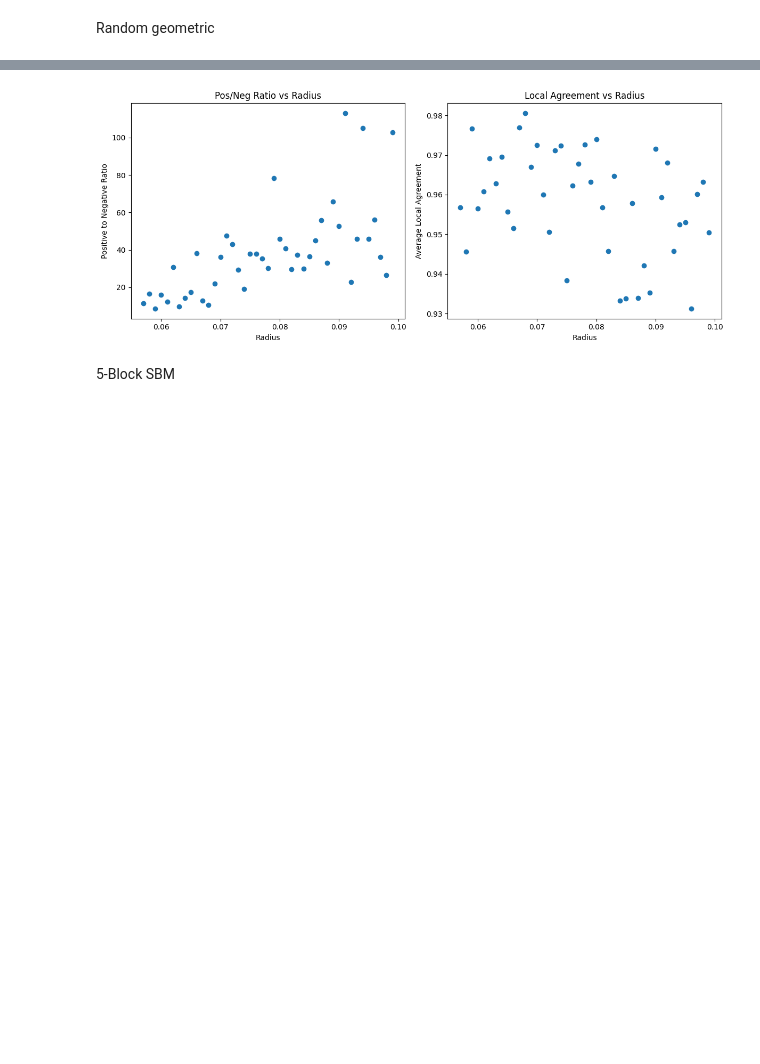
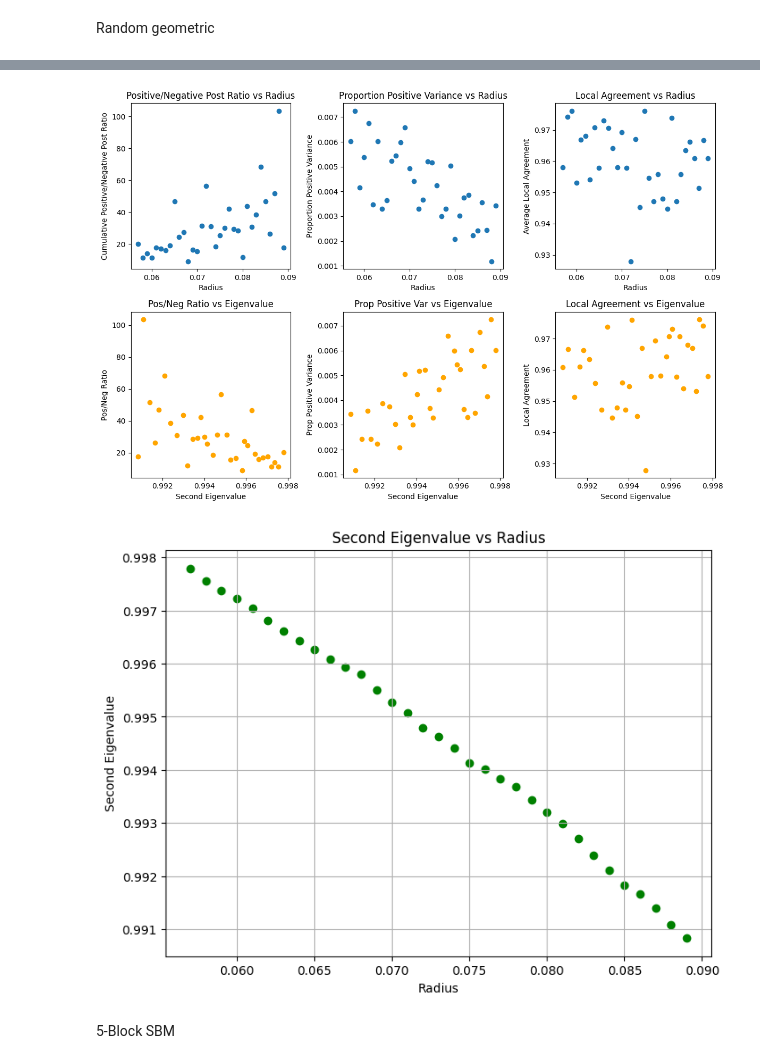
Before and after one commit to lexiekateb/amlds, a Jupyter notebook: experiments.ipynb, the cells around one changed output, grey strips where cells are left out. Drawn from its saved outputs; the diff is of its cells as text; code cells hidden in the pictures; blank space fills up the shorter version.

Commit message:
updated key metrics to track and experiment plotting

```diff
--- a/experiments.ipynb
+++ b/experiments.ipynb
@@ -66,7 +66,7 @@ Random geometric
 # %%
 G = create_random_geometric_graph(
         n=1000,  # number of nodes
-        radius=0.057 # radius for connection
+        radius=0.06 # radius for connection
     )
 plt.imshow(np.array(nx.adjacency_matrix(G).todense()))
 
@@ -113,7 +114,7 @@ Are there self loops? False
 model = run_experiment(
     graph=G,
     threshold=0.6,
-    steps=10,
+    steps=5,
     visualize=True
 )
 # %% [output]
@@ -144,7 +146,7 @@ Final local agreement variance: 0.0208
 # %%
-# Create list of radii from 0.1 to 0.06 with steps of 0.01
-radii = np.arange(0.057, 0.1, 0.001)
-
+# Create list of radii from 0.1 to 0.06 with steps of 0.01 - the critical radius is around 0.057
+radii = np.arange(0.057, 0.09, 0.001)
+print(radii)
 # Run experiments for different radii
 results = []
 for radius in radii:
@@ -154,7 +156,7 @@ for radius in radii:
     )
 
     # Run experiment with visualization off to avoid clutter
-    model, pos_to_neg_ratio, pos_to_neg_ratio_var, average_local_agreement = run_experiment(
+    model, cumulative_pos_to_neg_ratio, proportion_positive_var, average_local_agreement, second_eigenvalue = run_experiment(
         graph=G,
         threshold=0.6,
         steps=50,
@@ -163,28 +165,62 @@ for radius in radii:
 
     results.append({
         'radius': radius,
-        'pos_to_neg_ratio': pos_to_neg_ratio,
-        'local_agreement': average_local_agreement
+        'cumulative_pos_to_neg_ratio': cumulative_pos_to_neg_ratio,
+        'proportion_positive_var': proportion_positive_var,
+        'local_agreement': average_local_agreement,
+        'second_eigenvalue': second_eigenvalue
     })
 
 # Create scatter plots
-fig, (ax1, ax2) = plt.subplots(1, 2, figsize=(12, 5))
+fig, ((ax1, ax2, ax3), (ax4, ax5, ax6)) = plt.subplots(2, 3, figsize=(12, 8))
 
-# Plot pos/neg ratio vs radius
+# Plot cumulative positive to negative ratio vs radius
 radii_vals = [r['radius'] for r in results]
-ratios = [r['pos_to_neg_ratio'] for r in results]
-ax1.scatter(radii_vals, ratios)
+pos_neg_ratios = [r['cumulative_pos_to_neg_ratio'] for r in results]
+ax1.scatter(radii_vals, pos_neg_ratios)
 ax1.set_xlabel('Radius')
-ax1.set_ylabel('Positive to Negative Ratio')
-ax1.set_title('Pos/Neg Ratio vs Radius')
+ax1.set_ylabel('Cumulative Positive/Negative Post Ratio')
+ax1.set_title('Positive/Negative Post Ratio vs Radius')
+
+# Plot proportion positive variance vs radius
+prop_vars = [r['proportion_positive_var'] for r in results]
+ax2.scatter(radii_vals, prop_vars)
+ax2.set_xlabel('Radius')
+ax2.set_ylabel('Proportion Positive Variance')
+ax2.set_title('Proportion Positive Variance vs Radius')
 
 # Plot local agreement vs radius
 agreements = [r['local_agreement'] for r in results]
-ax2.scatter(radii_vals, agreements)
-ax2.set_xlabel('Radius')
-ax2.set_ylabel('Average Local Agreement')
-ax2.set_title('Local Agreement vs Radius')
+ax3.scatter(radii_vals, agreements)
+ax3.set_xlabel('Radius')
+ax3.set_ylabel('Average Local Agreement')
+ax3.set_title('Local Agreement vs Radius')
+# Plot metrics vs eigenvalue
+eigenvals = [r['second_eigenvalue'] for r in results]
+ax4.scatter(eigenvals, pos_neg_ratios, color='orange')
+ax4.set_xlabel('Second Eigenvalue')
+ax4.set_ylabel('Pos/Neg Ratio')
+ax4.set_title('Pos/Neg Ratio vs Eigenvalue')
+
+ax5.scatter(eigenvals, prop_vars, color='orange')
+ax5.set_xlabel('Second Eigenvalue')
+ax5.set_ylabel('Prop Positive Variance')
+ax5.set_title('Prop Positive Var vs Eigenvalue')
+
+ax6.scatter(eigenvals, agreements, color='orange')
+ax6.set_xlabel('Second Eigenvalue')
+ax6.set_ylabel('Local Agreement')
+ax6.set_title('Local Agreement vs Eigenvalue')
 
 plt.tight_layout()
 plt.show()
+
+# Plot radius vs eigenvalue
+plt.figure(figsize=(8, 6))
+plt.scatter(radii_vals, eigenvals, color='green')
+plt.xlabel('Radius')
+plt.ylabel('Second Eigenvalue')
+plt.title('Second Eigenvalue vs Radius')
+plt.grid(True)
+plt.show()
 # %% [output]
@@ -208,4 +244,5 @@ Final local agreement variance: 0.0151
-[figure, old version]
+[figure, new version]
+[figure, added]
 # %% [markdown]
 5-Block SBM
 # %%
```
Also changed, not shown: parts of 10 cells of this notebook, 2 other files.
